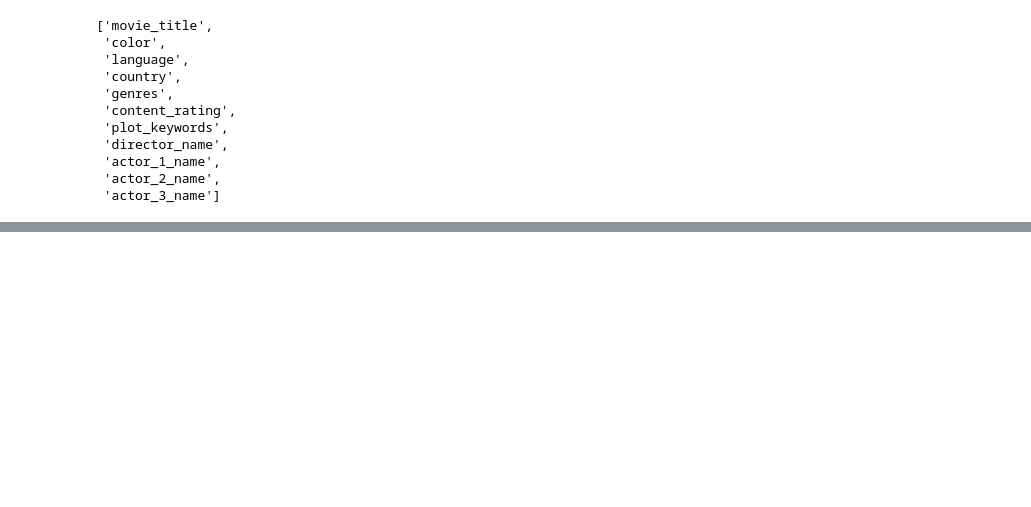
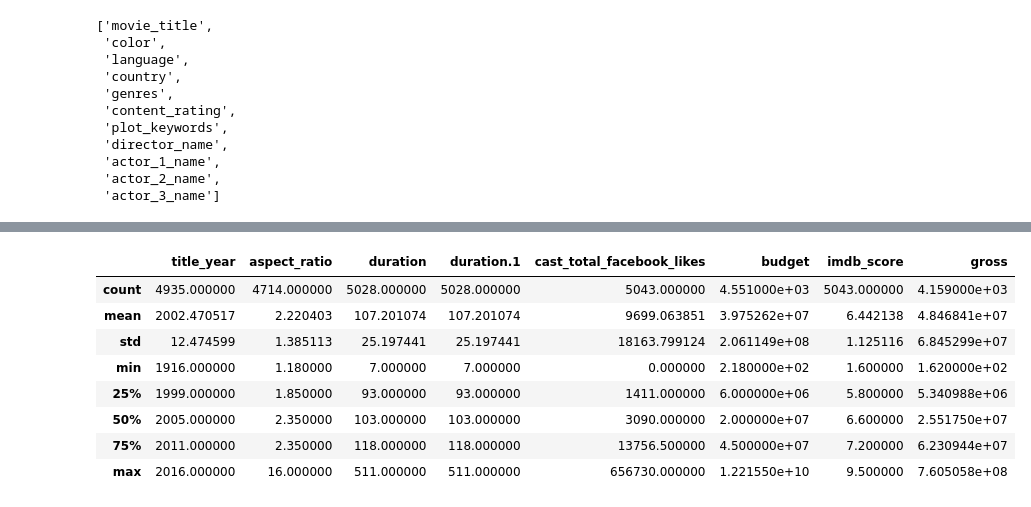
Before and after one commit to FranLMSP/platzi-ml, a Jupyter notebook: 2. Data parsing.ipynb, the cells around one changed output, grey strips where cells are left out. Saved outputs shown, nothing was run; the diff lists cells and outputs as text; code cells hidden in the pictures; blank space fills up the shorter version.

```diff
--- a/2. Data parsing.ipynb
+++ b/2. Data parsing.ipynb
@@ -249,0 +261,13 @@ object_cols
+# %%
+# Showing info of the numeric data
+movies_num.describe()
+# %% [output]
+|  | title_year | aspect_ratio | duration | duration.1 | cast_total_facebook_likes | budget | imdb_score | gross |
+| count | 4935.000000 | 4714.000000 | 5028.000000 | 5028.000000 | 5043.000000 | 4.551000e+03 | 5043.000000 | 4.159000e+03 |
+| mean | 2002.470517 | 2.220403 | 107.201074 | 107.201074 | 9699.063851 | 3.975262e+07 | 6.442138 | 4.846841e+07 |
+| std | 12.474599 | 1.385113 | 25.197441 | 25.197441 | 18163.799124 | 2.061149e+08 | 1.125116 | 6.845299e+07 |
+| min | 1916.000000 | 1.180000 | 7.000000 | 7.000000 | 0.000000 | 2.180000e+02 | 1.600000 | 1.620000e+02 |
+| 25% | 1999.000000 | 1.850000 | 93.000000 | 93.000000 | 1411.000000 | 6.000000e+06 | 5.800000 | 5.340988e+06 |
+| 50% | 2005.000000 | 2.350000 | 103.000000 | 103.000000 | 3090.000000 | 2.000000e+07 | 6.600000 | 2.551750e+07 |
+| 75% | 2011.000000 | 2.350000 | 118.000000 | 118.000000 | 13756.500000 | 4.500000e+07 | 7.200000 | 6.230944e+07 |
+| max | 2016.000000 | 16.000000 | 511.000000 | 511.000000 | 656730.000000 | 1.221550e+10 | 9.500000 | 7.605058e+08 |
```
Also changed, not shown: parts of 7 cells of this notebook.
